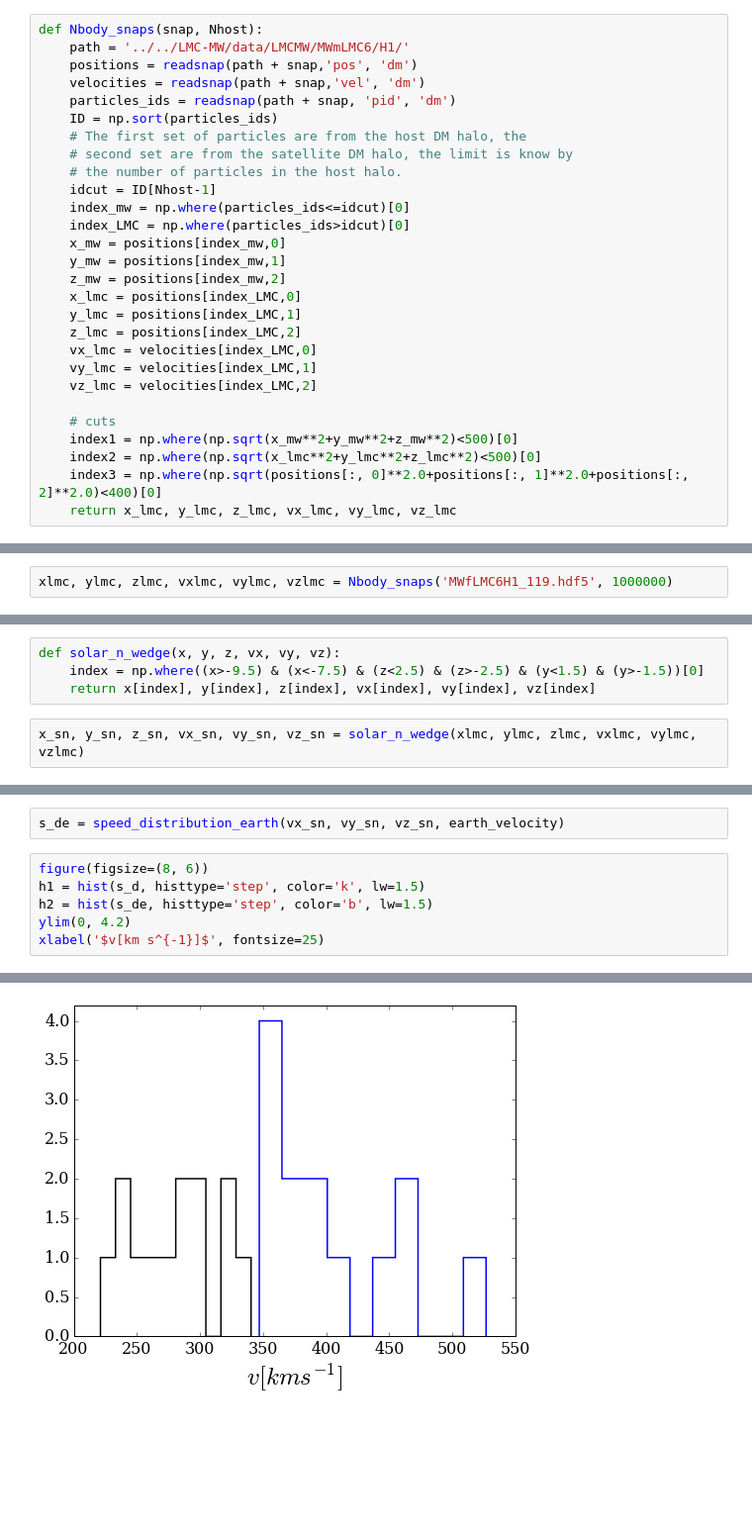
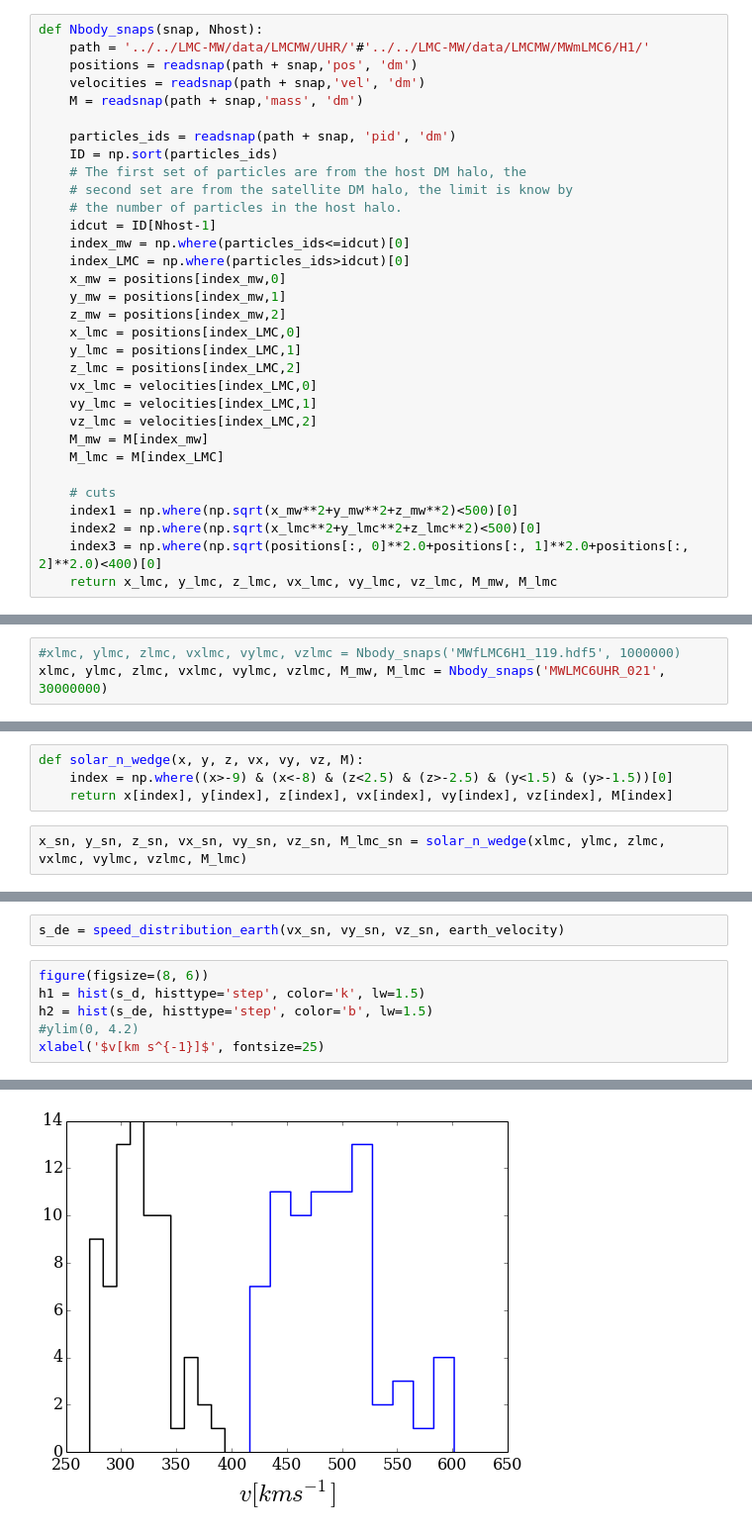
Before and after one commit to jngaravitoc/DMdetection, a Jupyter notebook: code/speed_distribution.ipynb, the cells around one changed output, grey strips where cells are left out. Shown: that part at 99% size. Saved outputs shown, nothing was run; the diff lists cells and outputs as text; blank space fills up the shorter version.

```diff
--- a/code/speed_distribution.ipynb
+++ b/code/speed_distribution.ipynb
@@ -30,9 +32,11 @@ font = {'size':16, 'family':'serif'}
 matplotlib.rc('font', **font)
 # %%
 def Nbody_snaps(snap, Nhost):
-    path = '../../LMC-MW/data/LMCMW/MWmLMC6/H1/'
+    path = '../../LMC-MW/data/LMCMW/UHR/'#'../../LMC-MW/data/LMCMW/MWmLMC6/H1/'
     positions = readsnap(path + snap,'pos', 'dm')
     velocities = readsnap(path + snap,'vel', 'dm')
+    M = readsnap(path + snap,'mass', 'dm')
+
     particles_ids = readsnap(path + snap, 'pid', 'dm')
     ID = np.sort(particles_ids)
     # The first set of particles are from the host DM halo, the
@@ -50,9 +54,11 @@ def Nbody_snaps(snap, Nhost):
     vx_lmc = velocities[index_LMC,0]
     vy_lmc = velocities[index_LMC,1]
     vz_lmc = velocities[index_LMC,2]
+    M_mw = M[index_mw]
+    M_lmc = M[index_LMC]
 
     # cuts
     index1 = np.where(np.sqrt(x_mw**2+y_mw**2+z_mw**2)<500)[0]
     index2 = np.where(np.sqrt(x_lmc**2+y_lmc**2+z_lmc**2)<500)[0]
     index3 = np.where(np.sqrt(positions[:, 0]**2.0+positions[:, 1]**2.0+positions[:, 2]**2.0)<400)[0]
-    return x_lmc, y_lmc, z_lmc, vx_lmc, vy_lmc, vz_lmc
+    return x_lmc, y_lmc, z_lmc, vx_lmc, vy_lmc, vz_lmc, M_mw, M_lmc
@@ -59,2 +92,3 @@ def Nbody_snaps(snap, Nhost):
 # %%
-xlmc, ylmc, zlmc, vxlmc, vylmc, vzlmc = Nbody_snaps('MWfLMC6H1_119.hdf5', 1000000)
+#xlmc, ylmc, zlmc, vxlmc, vylmc, vzlmc = Nbody_snaps('MWfLMC6H1_119.hdf5', 1000000)
+xlmc, ylmc, zlmc, vxlmc, vylmc, vzlmc, M_mw, M_lmc = Nbody_snaps('MWLMC6UHR_021', 30000000)
@@ -76,6 +122,6 @@ scatter(r_sun[0], r_sun[1], s=60, c='r')
 # %%
-def solar_n_wedge(x, y, z, vx, vy, vz):
-    index = np.where((x>-9.5) & (x<-7.5) & (z<2.5) & (z>-2.5) & (y<1.5) & (y>-1.5))[0]
-    return x[index], y[index], z[index], vx[index], vy[index], vz[index]
+def solar_n_wedge(x, y, z, vx, vy, vz, M):
+    index = np.where((x>-9) & (x<-8) & (z<2.5) & (z>-2.5) & (y<1.5) & (y>-1.5))[0]
+    return x[index], y[index], z[index], vx[index], vy[index], vz[index], M[index]
 # %%
-x_sn, y_sn, z_sn, vx_sn, vy_sn, vz_sn = solar_n_wedge(xlmc, ylmc, zlmc, vxlmc, vylmc, vzlmc)
+x_sn, y_sn, z_sn, vx_sn, vy_sn, vz_sn, M_lmc_sn = solar_n_wedge(xlmc, ylmc, zlmc, vxlmc, vylmc, vzlmc, M_lmc)
@@ -120,9 +174,9 @@ s_de = speed_distribution_earth(vx_sn, vy_sn, vz_sn, earth_velocity)
 # %%
 figure(figsize=(8, 6))
 h1 = hist(s_d, histtype='step', color='k', lw=1.5)
 h2 = hist(s_de, histtype='step', color='b', lw=1.5)
-ylim(0, 4.2)
+#ylim(0, 4.2)
 xlabel('$v[km s^{-1}]$', fontsize=25)
 # %% [output]
 <matplotlib.text.Text at 0x...>
-[figure, old version]
+[figure, new version]
```
Also changed, not shown: parts of 14 cells of this notebook.
